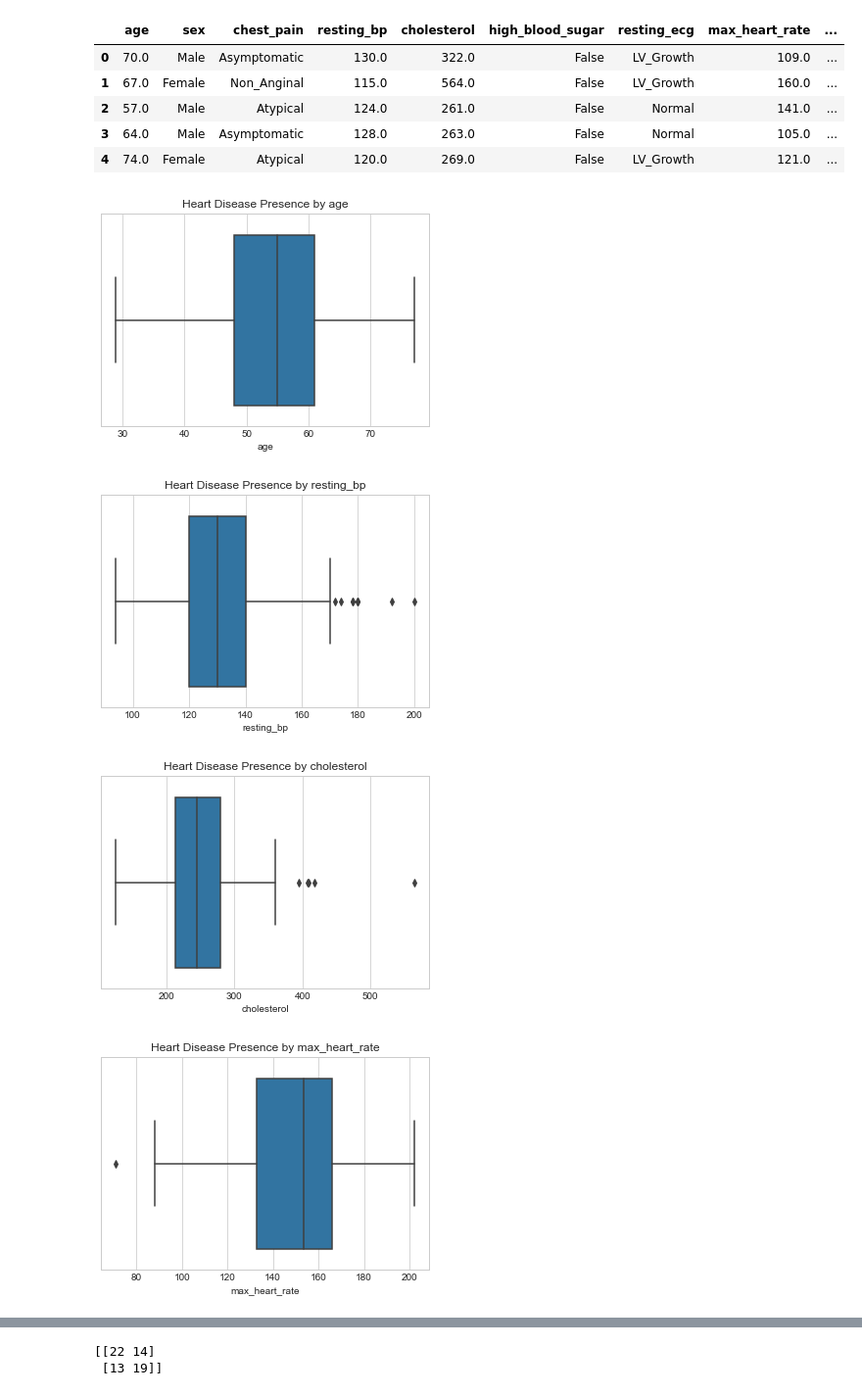
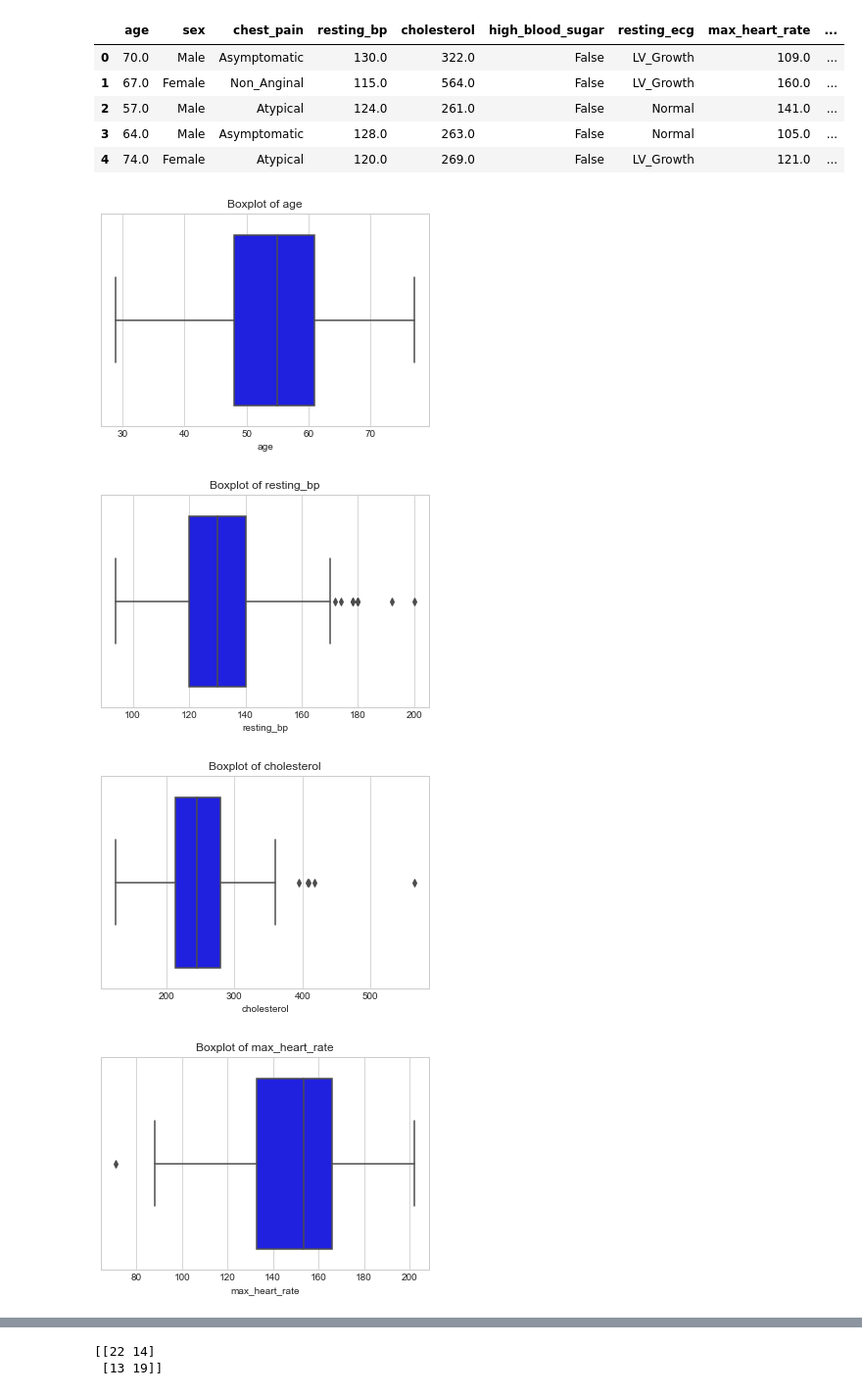
Before and after one commit to tim-kirkbride/HeartML, a Jupyter notebook: Final Draft.ipynb, the cells around one changed output, grey strips where cells are left out. Shown: that part at 98% size. Saved outputs shown, nothing was run; the diff lists cells and outputs as text; code cells hidden in the pictures.

```diff
--- a/Final Draft.ipynb
+++ b/Final Draft.ipynb
@@ -68,15 +68,15 @@ sns.set_style("whitegrid")
 # %%
 #univariate (numeric)
 numeric_cols = ["age", "resting_bp", "cholesterol", "max_heart_rate", "oldpeak"]
 
 for i in range(len(numeric_cols)):
-    ax = sns.boxplot(x=numeric_cols[i], data=heart)
-    plot_title = str("Heart Disease Presence by " + numeric_cols[i])
+    ax = sns.boxplot(x=numeric_cols[i], data=heart,color="blue")
+    plot_title = str("Boxplot of " + numeric_cols[i])
     ax.set(title = plot_title)
     plt.show(ax)
     print(" ")
 # %% [output]
-[figure, old version]
+[figure, new version]
-[figure, old version]
+[figure, new version]
-[figure, old version]
+[figure, new version]
-[figure, old version]
+[figure, new version]
```
Also changed, not shown: parts of 13 cells of this notebook, 1 other file.
